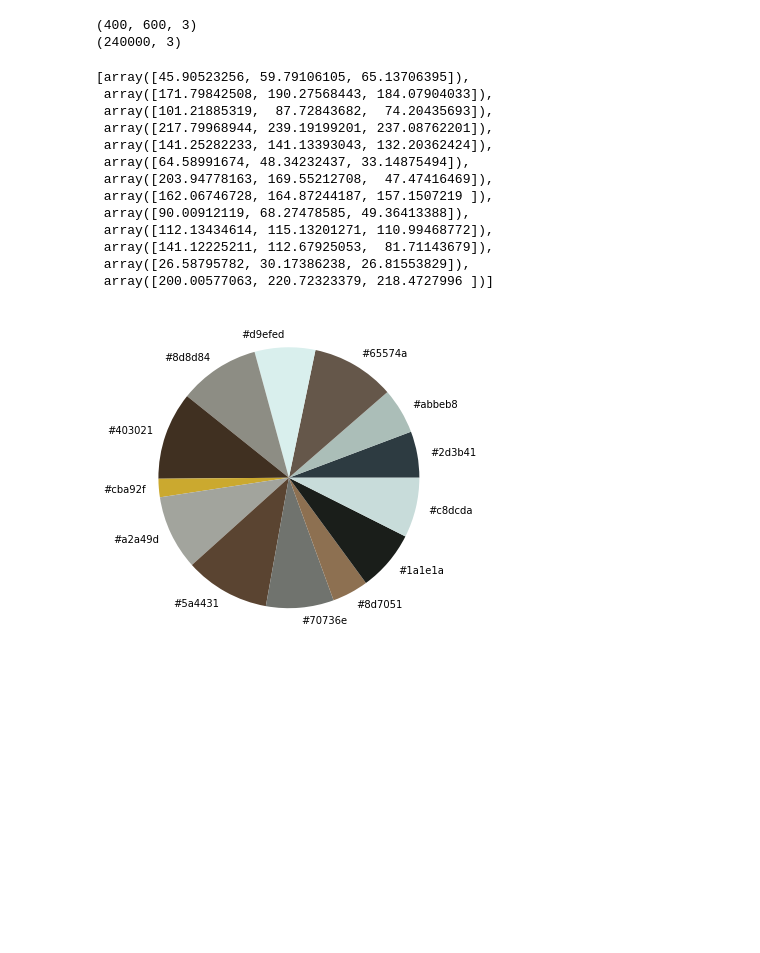
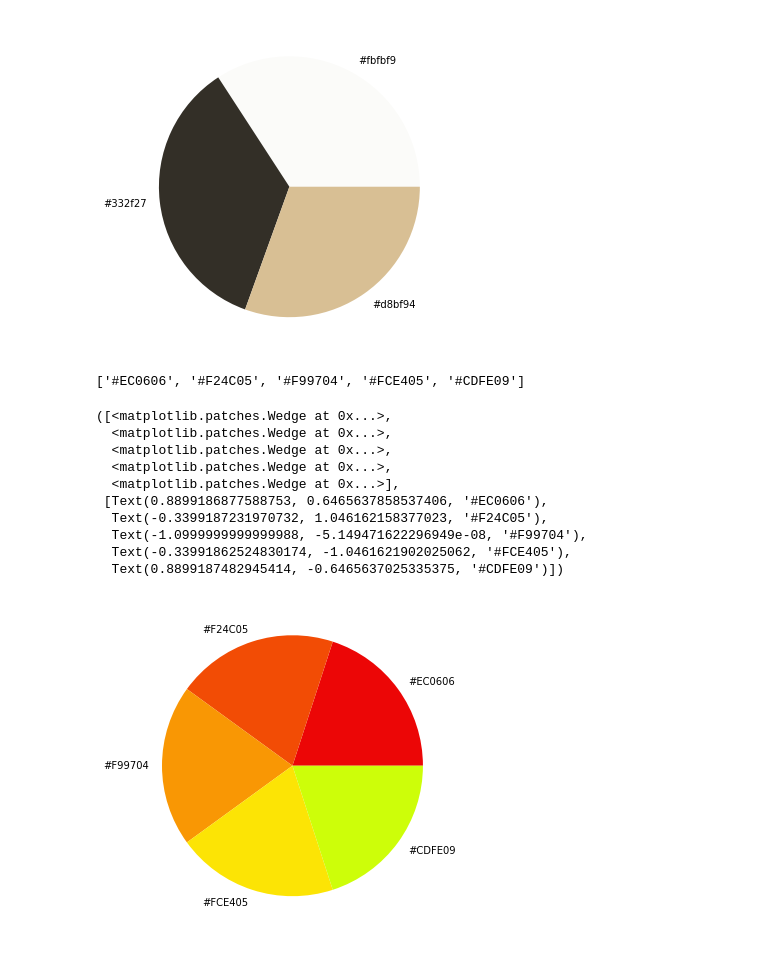
Before and after one commit to Shagunaawasthi/ColorIdentify, a Jupyter notebook: Index.ipynb, the cells around one changed output. Cells and saved outputs as stored; diff of their text form; code cells hidden in the pictures; blank space fills up the shorter version.

Commit message:
scheme generation added

```diff
--- a/Index.ipynb
+++ b/Index.ipynb
@@ -77,22 +97,3 @@ def get_colors(image, number_of_colors, show_chart):
         plt.pie(counts.values(), labels = hex_colors, colors = hex_colors)
 
     return rgb_colors
-# %%
-get_colors(get_image('raghav.jpg'), 13, True)
-# %% [output]
-(400, 600, 3)
-(240000, 3)
-[array([45.90523256, 59.79106105, 65.13706395]),
- array([171.79842508, 190.27568443, 184.07904033]),
- array([101.21885319,  87.72843682,  74.20435693]),
- array([217.79968944, 239.19199201, 237.08762201]),
- array([141.25282233, 141.13393043, 132.20362424]),
- array([64.58991674, 48.34232437, 33.14875494]),
- array([203.94778163, 169.55212708,  47.47416469]),
- array([162.06746728, 164.87244187, 157.1507219 ]),
- array([90.00912119, 68.27478585, 49.36413388]),
- array([112.13434614, 115.13201271, 110.99468772]),
- array([141.12225211, 112.67925053,  81.71143679]),
- array([26.58795782, 30.17386238, 26.81553829]),
- array([200.00577063, 220.72323379, 218.4727996 ])]
-[figure, removed]
@@ -98,0 +104,7 @@ get_colors(get_image('raghav.jpg'), 13, True)
+# %%
+def loadFile():
+    root = Tk()
+    root.filename =  filedialog.askopenfilename(initialdir = "/",title = "Select file",filetypes = (("all files","*.*"),("all files","*.*")))
+    #print ("For the first document, you selected:  "  + root.filename)
+    root.destroy()
+    return root.filename
@@ -98,0 +125,27 @@ get_colors(get_image('raghav.jpg'), 13, True)
+# %%
+path=loadFile()
+gen=get_colors(get_image(path),3, True)
+
+#print('rgb'+'('+ str(gen[0][0])+str(gen[0][1])+str(gen[0][2])+')')
+# %% [output]
+[figure, added]
+# %%
+out=scheme(gen)
+val=np.ones(5)
+
+print(out[0])
+plt.figure(figsize = (8, 6))
+plt.pie(val, labels = out[0], colors =out[0])
+# %% [output]
+['#EC0606', '#F24C05', '#F99704', '#FCE405', '#CDFE09']
+([<matplotlib.patches.Wedge at 0x...>,
+  <matplotlib.patches.Wedge at 0x...>,
+  <matplotlib.patches.Wedge at 0x...>,
+  <matplotlib.patches.Wedge at 0x...>,
+  <matplotlib.patches.Wedge at 0x...>],
+ [Text(0.8899186877588753, 0.6465637858537406, '#EC0606'),
+  Text(-0.3399187231970732, 1.046162158377023, '#F24C05'),
+  Text(-1.0999999999999988, -5.149471622296949e-08, '#F99704'),
+  Text(-0.33991862524830174, -1.0461621902025062, '#FCE405'),
+  Text(0.8899187482945414, -0.6465637025335375, '#CDFE09')])
+[figure, added]
```
Also changed, not shown: parts of 10 cells of this notebook.
